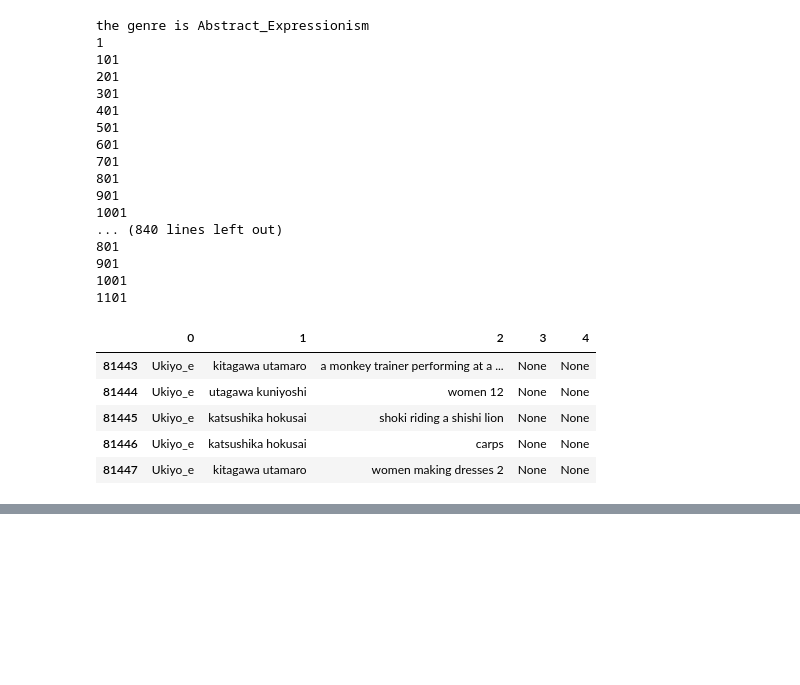
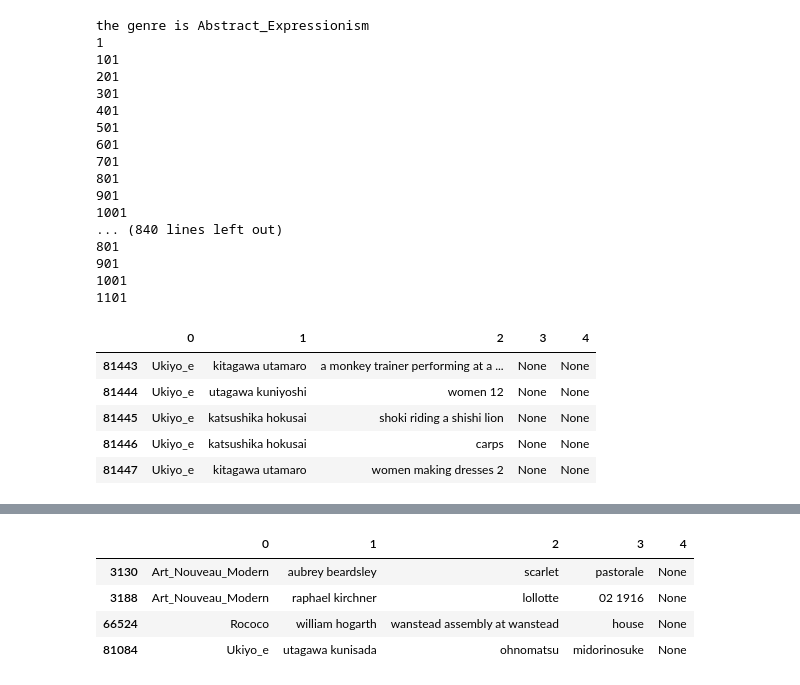
Before and after one commit to olganowak/smArt, a Jupyter notebook: notebooks/olganowak_dataexploration.ipynb, the cells around one changed output, grey strips where cells are left out. Saved outputs shown, nothing was run; the diff lists cells and outputs as text; code cells hidden in the pictures; blank space fills up the shorter version.

```diff
--- a/notebooks/olganowak_dataexploration.ipynb
+++ b/notebooks/olganowak_dataexploration.ipynb
@@ -71,0 +82,10 @@ df.tail()
+# %%
+df.loc[df[2]=="not",(2,3,4)] = None
+# %%
+df[df[3].notnull()]
+# %% [output]
+|  | 0 | 1 | 2 | 3 | 4 |
+| 3130 | Art_Nouveau_Modern | aubrey beardsley | scarlet | pastorale | None |
+| 3188 | Art_Nouveau_Modern | raphael kirchner | lollotte | 02 1916 | None |
+| 66524 | Rococo | william hogarth | wanstead assembly at wanstead | house | None |
+| 81084 | Ukiyo_e | utagawa kunisada | ohnomatsu | midorinosuke | None |
```
Also changed, not shown: parts of 23 cells of this notebook.
